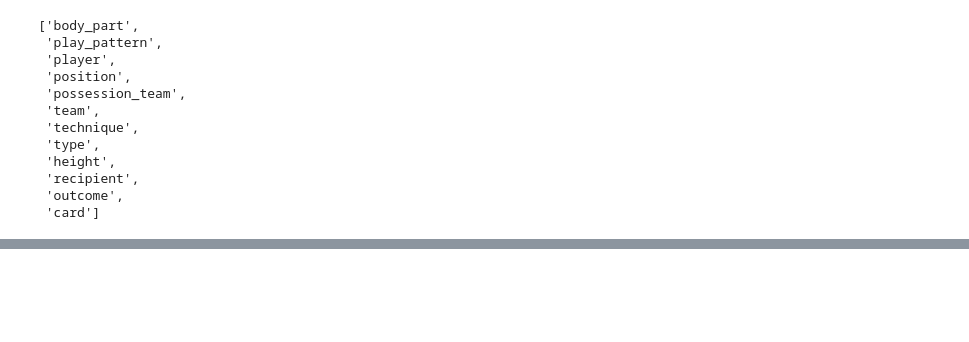
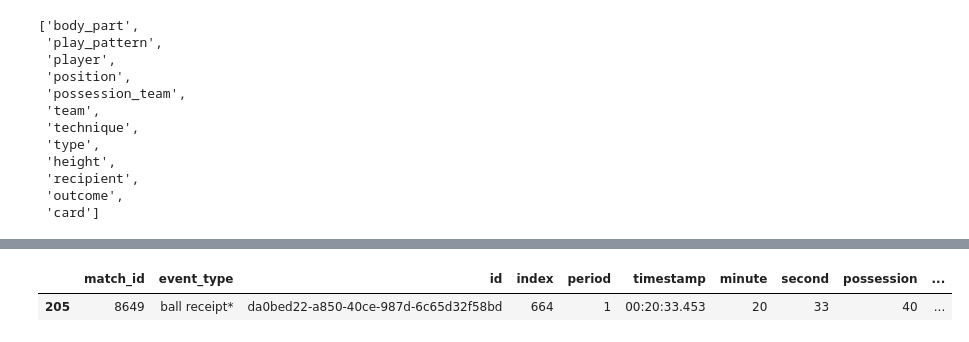
Before and after one commit to bkktimber/keyboard-manager, a Jupyter notebook: get_data.ipynb, the cells around one changed output, grey strips where cells are left out. Cells and saved outputs as stored; diff of their text form; code cells hidden in the pictures; blank space fills up the shorter version.

```diff
--- a/get_data.ipynb
+++ b/get_data.ipynb
@@ -173,0 +220,5 @@ columns['name_cols']
+# %%
+receipt_df.sample()
+# %% [output]
+|  | match_id | event_type | id | index | period | timestamp | minute | second | possession | ... |
+| 205 | 8649 | ball receipt* | da0bed22-a850-40ce-987d-6c65d32f58bd | 664 | 1 | 00:20:33.453 | 20 | 33 | 40 | ... |
```
Also changed, not shown: parts of 5 cells of this notebook, 1 other file.
